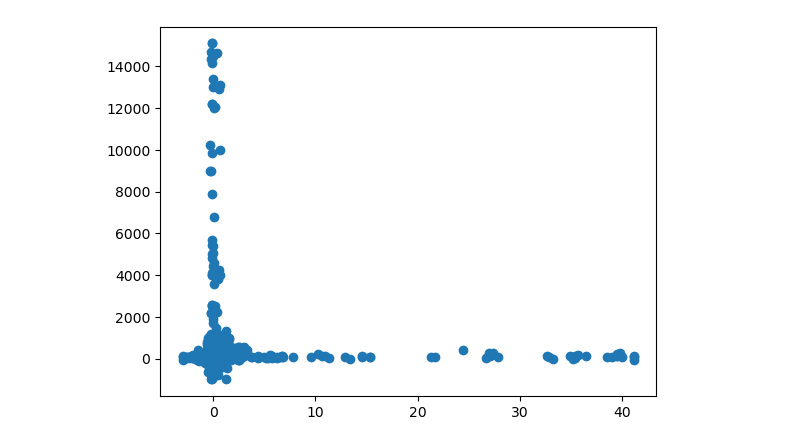
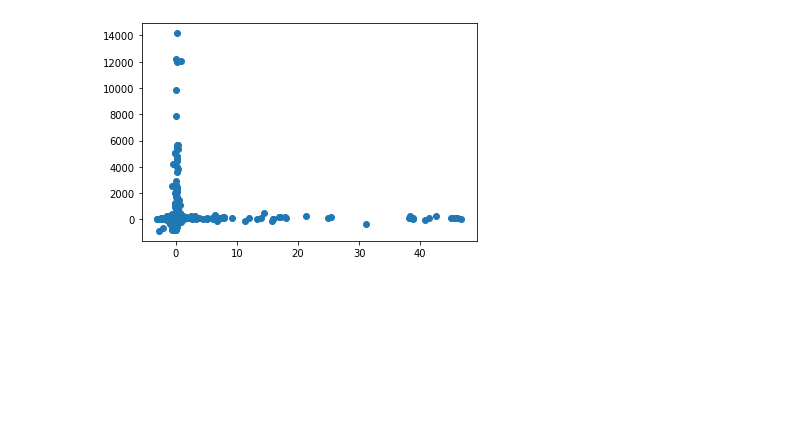
Before and after one commit to MatGhazi/Time_Series, a Jupyter notebook: LSTM_multivariant_Py/Linear_regression.ipynb, the cells around one changed output. Saved outputs shown, nothing was run; the diff lists cells and outputs as text; code cells hidden in the pictures; blank space fills up the shorter version.

```diff
--- a/LSTM_multivariant_Py/Linear_regression.ipynb
+++ b/LSTM_multivariant_Py/Linear_regression.ipynb
@@ -19,39 +22,26 @@ test = price[-100:]
 # test
-# %%
-forecast_out = 100
-test_size = 0.2;
-df = price[:-100]
-label = df.shift(-forecast_out);
-X = np.array(df);
-# X = preprocessing.scale(X)
-
-scaler = StandardScaler()
-scaler = scaler.fit(X)
-X = scaler.transform(X)
-# label = preprocessing.scale(label)
-#plt.plot(X)
-
-
-X_lately = X[-forecast_out:]
-X = X[:-forecast_out]
-label.dropna(inplace=True)
-y = np.array(label)
-
-X_train, X_test, Y_train, Y_test = train_test_split(X, y, test_size=test_size)
-plt.scatter(X_train, Y_train)
-plt.show()
-
-learner = linear_model.LinearRegression()
-
-learner.fit(X_train,Y_train);
-score=learner.score(X_test,Y_test)
-
-forecast = learner.predict(X_lately)
-
-response = {}
-response['test_score'] = score
-response['forecast_set'] = forecast
-
-# print(response);
-# %% [output]
-[figure, removed]
+# %%
+forecast_out = 48
+test_size = 0.2;
+df = price[:-48]
+label = df.shift(-forecast_out);
+X = np.array(df);
+# X = preprocessing.scale(X)
+
+scaler = StandardScaler()
+scaler = scaler.fit(X)
+X = scaler.transform(X)
+# label = preprocessing.scale(label)
+#plt.plot(X)
+
+
+X_lately = X[-forecast_out:]
+X = X[:-forecast_out]
+label.dropna(inplace=True)
+y = np.array(label)
+
+X_train, X_test, Y_train, Y_test = train_test_split(X, y, test_size=test_size)
+plt.scatter(X_train, Y_train)
+plt.show()
+# %% [output]
+[figure, added]
```
Also changed, not shown: parts of 10 cells of this notebook, 35 other files.
